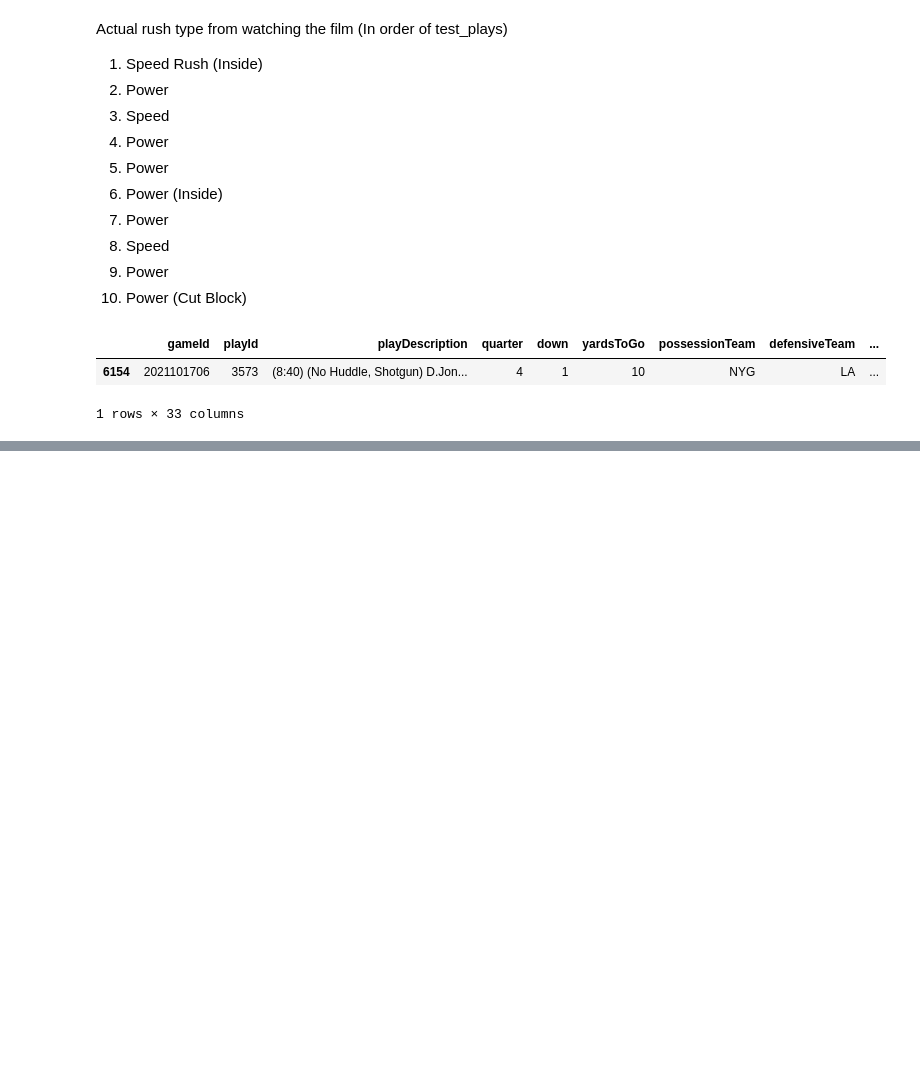
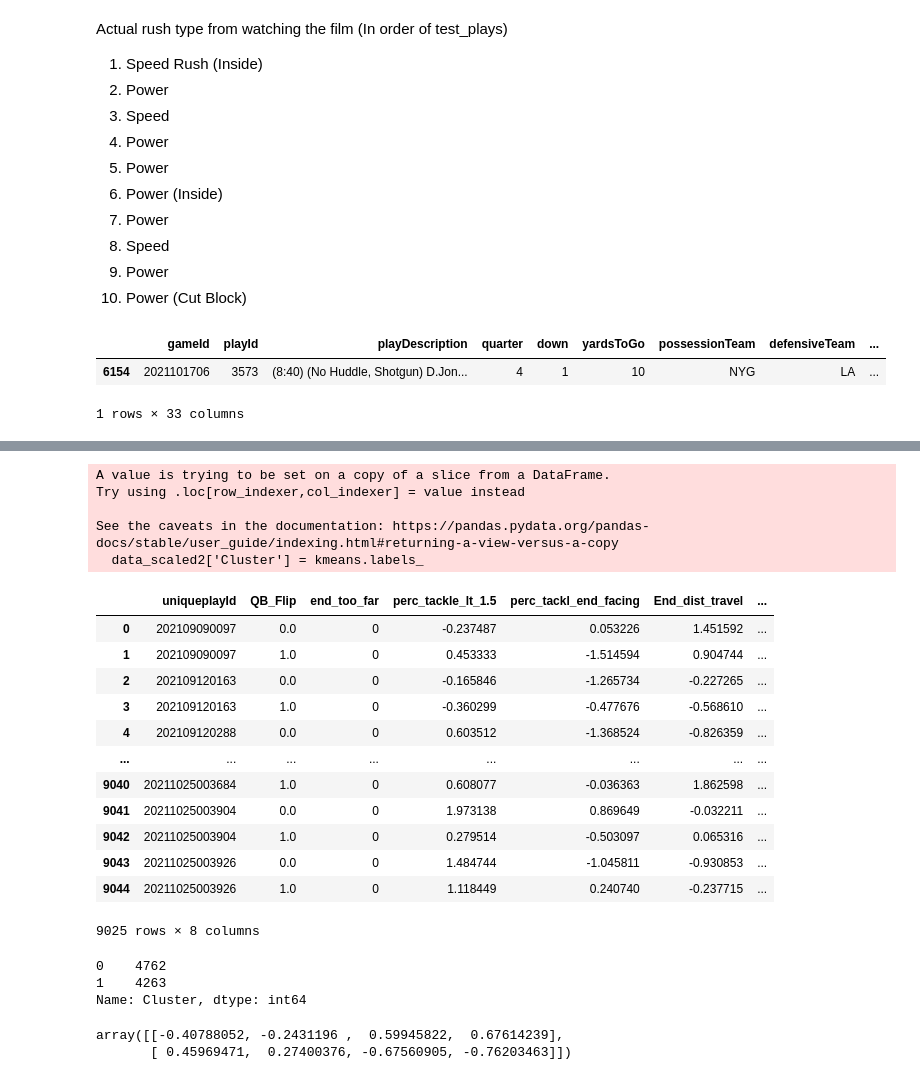
Before and after one commit to cnickol26/BigDataBowl2023, a Jupyter notebook: Clustering.ipynb, the cells around one changed output, grey strips where cells are left out. Drawn from its saved outputs; the diff is of its cells as text; code cells hidden in the pictures; blank space fills up the shorter version.

```diff
--- a/Clustering.ipynb
+++ b/Clustering.ipynb
@@ -183,3 +188,6 @@ plays[plays['uniqueplayId'] == '20211017063573']
 |  | gameId | playId | playDescription | quarter | down | yardsToGo | possessionTeam | defensiveTeam | ... |
 | 6154 | 2021101706 | 3573 | (8:40) (No Huddle, Shotgun) D.Jon... | 4 | 1 | 10 | NYG | LA | ... |
 1 rows × 33 columns
+# %%
+data = pd.read_csv('https://raw.githubusercontent.com/cnickol26/BigDataBowl2023/main/cluster_data.csv')
+data
@@ -185,0 +208,10 @@ plays[plays['uniqueplayId'] == '20211017063573']
+# %%
+### Clustering without the test plays
+data_features2 = data.iloc[:,-4:]
+scaler2 = StandardScaler()
+data[['perc_tackle_lt_1.5',
+             'perc_tackl_end_facing',
+             'End_dist_travel',
+             'Mean_end_speed']] = scaler2.fit_transform(data_features2)
+data_scaled2 = data[~data['uniqueplayId'].astype(str).isin(test_plays)]
+test = data[data['uniqueplayId'].astype(str).isin(test_plays)]
@@ -185,0 +234,9 @@ plays[plays['uniqueplayId'] == '20211017063573']
+# %%
+kmeans = KMeans(
+    init="random",
+    n_clusters=2,
+    n_init=10,
+    max_iter=300,
+    random_state=1029)
+# %%
+kmeans = kmeans.fit(data_scaled2.iloc[:,-4:])
@@ -185,0 +280,33 @@ plays[plays['uniqueplayId'] == '20211017063573']
+# %%
+data_scaled2['Cluster'] = kmeans.labels_
+data_scaled2
+# %% [output]
+A value is trying to be set on a copy of a slice from a DataFrame.
+Try using .loc[row_indexer,col_indexer] = value instead
+
+See the caveats in the documentation: https://pandas.pydata.org/pandas-docs/stable/user_guide/indexing.html#returning-a-view-versus-a-copy
+  data_scaled2['Cluster'] = kmeans.labels_
+|  | uniqueplayId | QB_Flip | end_too_far | perc_tackle_lt_1.5 | perc_tackl_end_facing | End_dist_travel | ... |
+| 0 | 202109090097 | 0.0 | 0 | -0.237487 | 0.053226 | 1.451592 | ... |
+| 1 | 202109090097 | 1.0 | 0 | 0.453333 | -1.514594 | 0.904744 | ... |
+| 2 | 202109120163 | 0.0 | 0 | -0.165846 | -1.265734 | -0.227265 | ... |
+| 3 | 202109120163 | 1.0 | 0 | -0.360299 | -0.477676 | -0.568610 | ... |
+| 4 | 202109120288 | 0.0 | 0 | 0.603512 | -1.368524 | -0.826359 | ... |
+| ... | ... | ... | ... | ... | ... | ... | ... |
+| 9040 | 20211025003684 | 1.0 | 0 | 0.608077 | -0.036363 | 1.862598 | ... |
+| 9041 | 20211025003904 | 0.0 | 0 | 1.973138 | 0.869649 | -0.032211 | ... |
+| 9042 | 20211025003904 | 1.0 | 0 | 0.279514 | -0.503097 | 0.065316 | ... |
+| 9043 | 20211025003926 | 0.0 | 0 | 1.484744 | -1.045811 | -0.930853 | ... |
+| 9044 | 20211025003926 | 1.0 | 0 | 1.118449 | 0.240740 | -0.237715 | ... |
+9025 rows × 8 columns
+# %%
+data_scaled2['Cluster'].value_counts()
+# %% [output]
+0    4762
+1    4263
+Name: Cluster, dtype: int64
+# %%
+kmeans.cluster_centers_
+# %% [output]
+array([[-0.40788052, -0.2431196 ,  0.59945822,  0.67614239],
+       [ 0.45969471,  0.27400376, -0.67560905, -0.76203463]])
```
Also changed, not shown: parts of 6 cells of this notebook.
